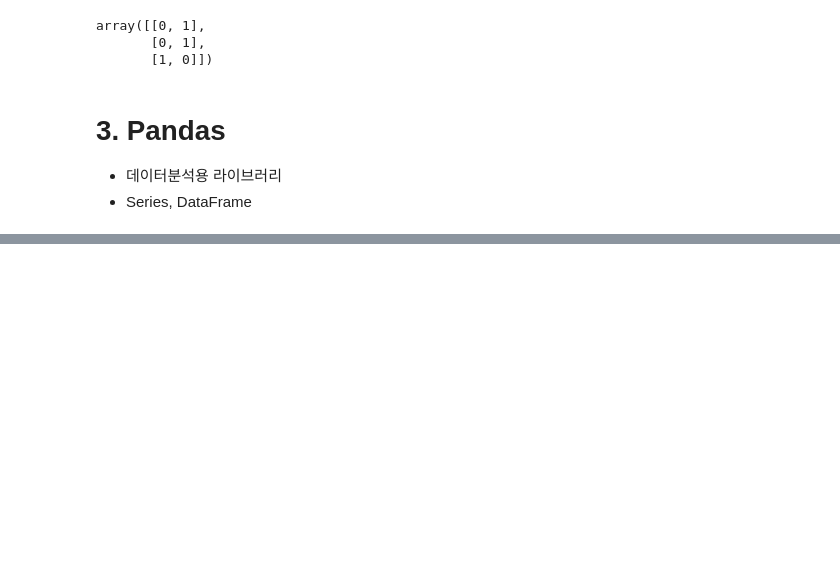
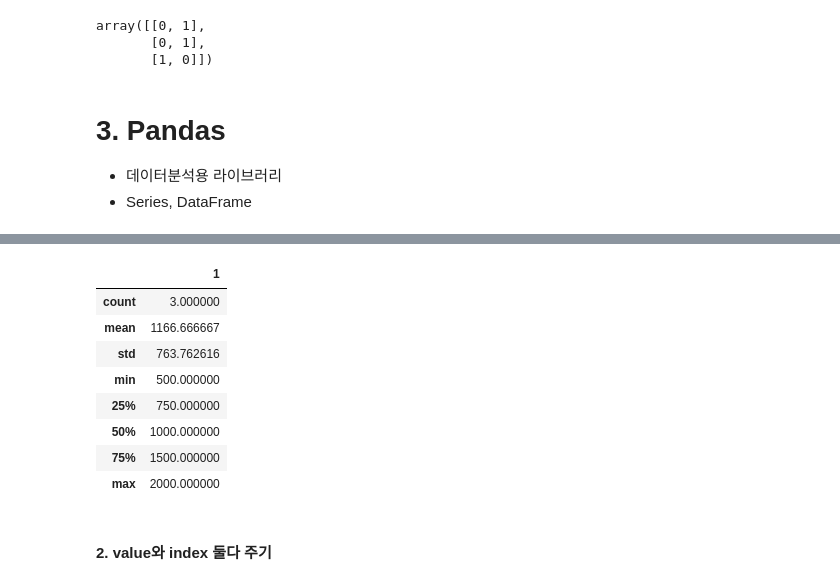
Before and after one commit to CraftyDragon678/study-bigdata, a Jupyter notebook: 00_시험대비/1학기 기말고사.ipynb, the cells around one changed output, grey strips where cells are left out. Drawn from its saved outputs; the diff is of its cells as text; code cells hidden in the pictures; blank space fills up the shorter version.

```diff
--- a/00_시험대비/1학기 기말고사.ipynb
+++ b/00_시험대비/1학기 기말고사.ipynb
@@ -378,0 +647,12 @@ array([[0, 1],
+# %%
+df = pd.DataFrame([['삼성', 2000, '스마트폰'],
+                   ['현대', 1000, '자동차'],
+                   ['네이버', 500, '포털']])
+{
+  "DataFrame": df,
+  "type": type(df),
+  "shape": df.shape,
+  "index": df.index,
+  "columns": df.columns,
+  "values": df.values,
+}
@@ -378,0 +698,14 @@ array([[0, 1],
+# %%
+df.describe()
+# %% [output]
+|  | 1 |
+| count | 3.000000 |
+| mean | 1166.666667 |
+| std | 763.762616 |
+| min | 500.000000 |
+| 25% | 750.000000 |
+| 50% | 1000.000000 |
+| 75% | 1500.000000 |
+| max | 2000.000000 |
+# %% [markdown]
+#### 2. value와 index 둘다 주기
```
Also changed, not shown: parts of 50 cells of this notebook, 5 other files.
